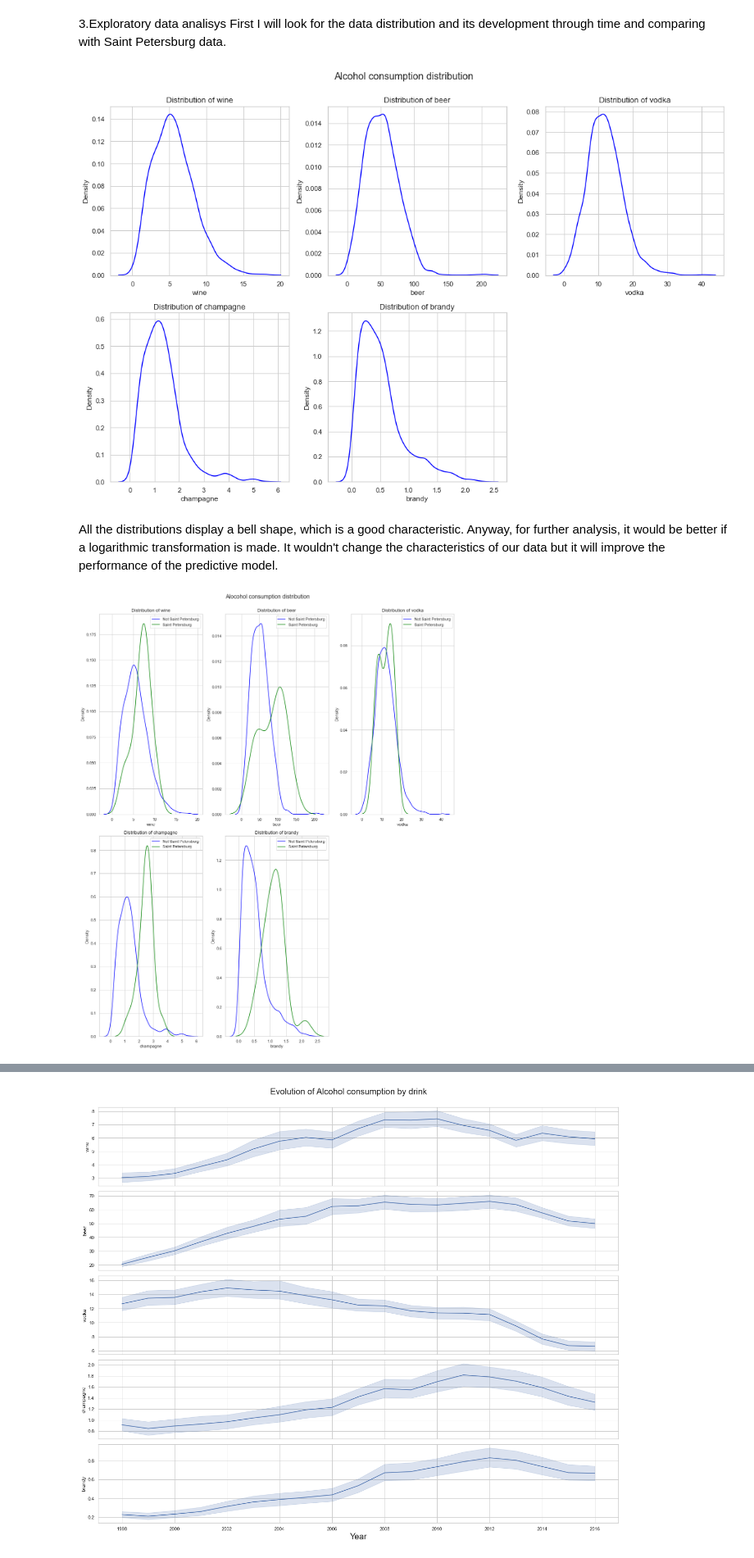
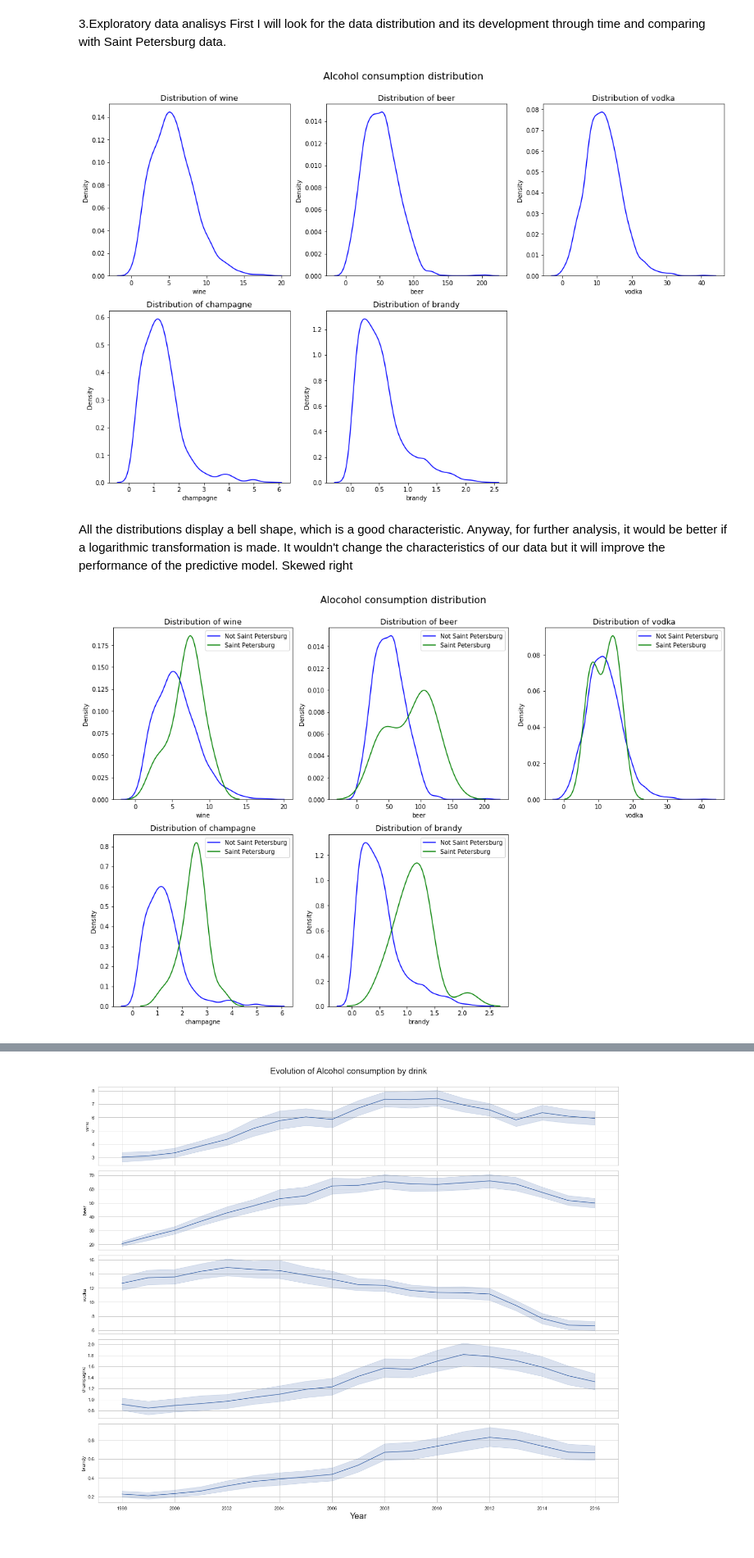
Before and after one commit to developerHobday/cluster-alcohol-consumption, a Jupyter notebook: notebook.ipynb, the cells around one changed output, grey strips where cells are left out. Shown at 82% size. Cells and saved outputs as stored; diff of their text form; code cells hidden in the pictures.

```diff
--- a/notebook.ipynb
+++ b/notebook.ipynb
@@ -107,25 +107,26 @@ nsp_df = df[df.region != 'Saint Petersburg']
 #Looking for distributions
 fig = plt.figure(figsize=(15, 10))
 for i, col in enumerate(drinks):
-    # Plot lineplot
-    plt.subplot(2,3,i+1); sns.kdeplot(df[col], color='blue');
+    plt.subplot(2,3,i+1)
+    sns.kdeplot(df[col], color='blue')
     plt.title(f'Distribution of {col}', fontsize=13)
 fig.suptitle('Alcohol consumption distribution',y=1, fontsize=16)
 plt.tight_layout()
 # %% [output]
-[figure, old version]
+[figure, new version]
 # %% [markdown]
 All the distributions display a bell shape, which is a good characteristic. Anyway, for further analysis, it would be better if a logarithmic transformation is made. It wouldn't change the characteristics of our data but it will improve the performance of the predictive model.
+Skewed right
 # %%
-fig = plt.figure(figsize=(15, 18))
+fig = plt.figure(figsize=(15, 10))
 for i, col in enumerate(drinks):
     # Plot lineplot
     plt.subplot(2,3,i+1)
     sns.kdeplot(nsp_df[col], color='blue' , label = 'Not Saint Petersburg')
     sns.kdeplot(sp_df[col], color = 'green' , label = 'Saint Petersburg')
     plt.title(f'Distribution of {col}', fontsize=13)
     plt.legend()
 fig.suptitle('Alocohol consumption distribution',y=1, fontsize=16)
 plt.tight_layout()
 # %% [output]
-[figure, old version]
+[figure, new version]
```
Also changed, not shown: parts of 16 cells of this notebook.
